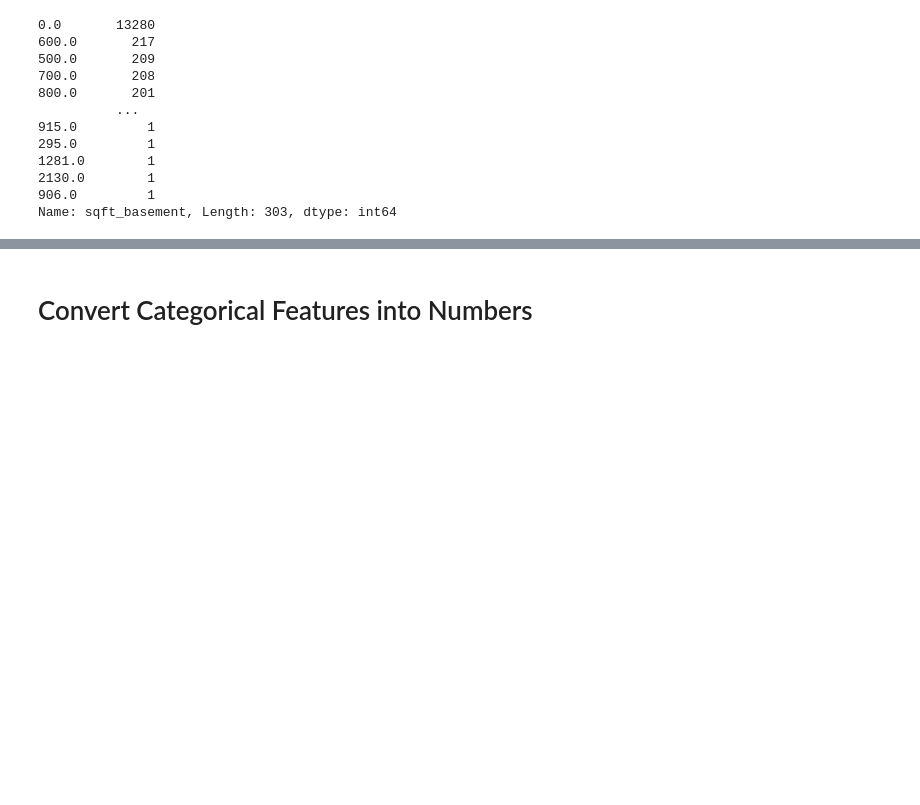
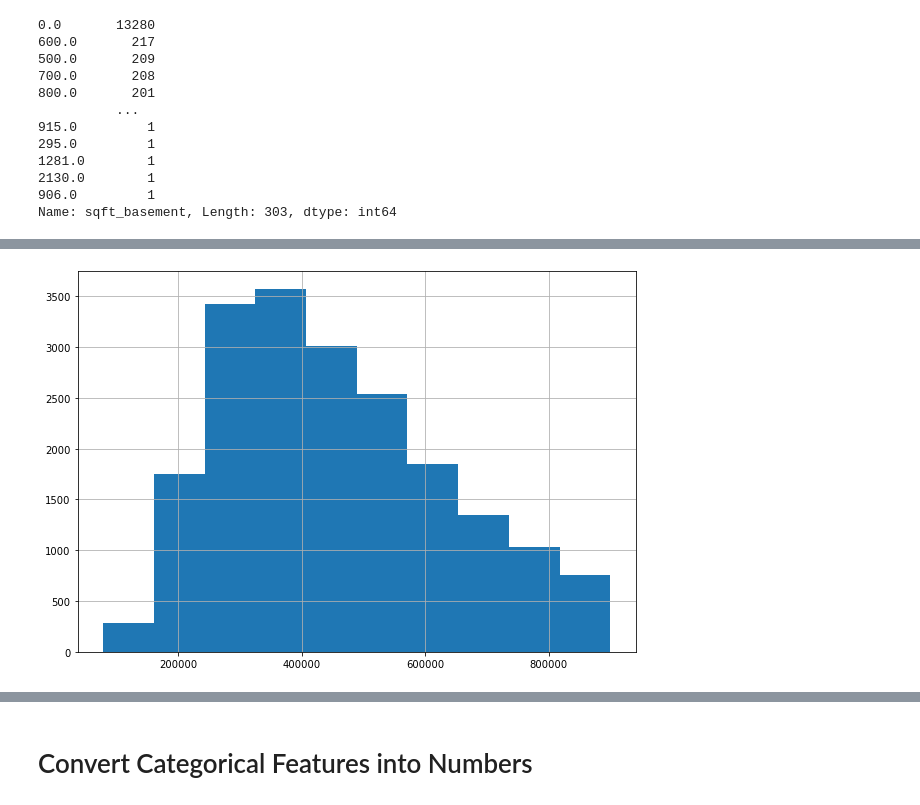
Before and after one commit to rustyb08/phase_2_project, a Jupyter notebook: King County House Sales.ipynb, the cells around one changed output, grey strips where cells are left out. Drawn from its saved outputs; the diff is of its cells as text; code cells hidden in the pictures; blank space fills up the shorter version.

```diff
--- a/King County House Sales.ipynb
+++ b/King County House Sales.ipynb
@@ -879,0 +491,3 @@ m.set(xlabel = "Years since reno or built", ylabel = 'Price ($1 mil)');
+# %%
+kc_900 = kc[kc['price'] <= 900000]
+kc_900.info()
@@ -879,0 +512,4 @@ m.set(xlabel = "Years since reno or built", ylabel = 'Price ($1 mil)');
+# %%
+kc_900['price'].hist(figsize=(10,7));
+# %% [output]
+[figure, added]
```
Also changed, not shown: parts of 207 cells of this notebook, 1 other file.
